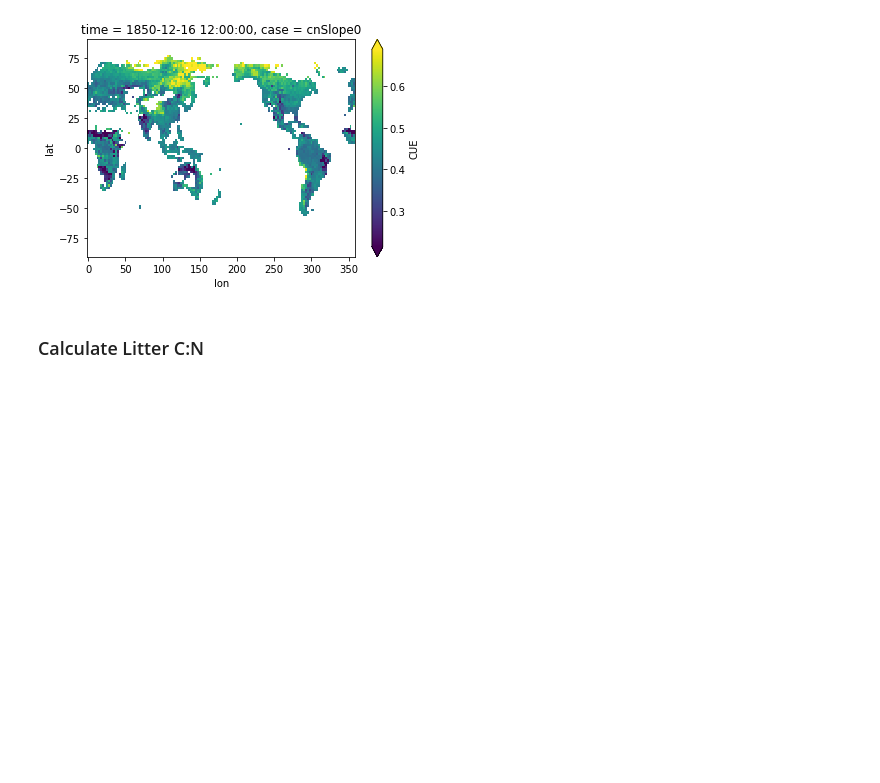
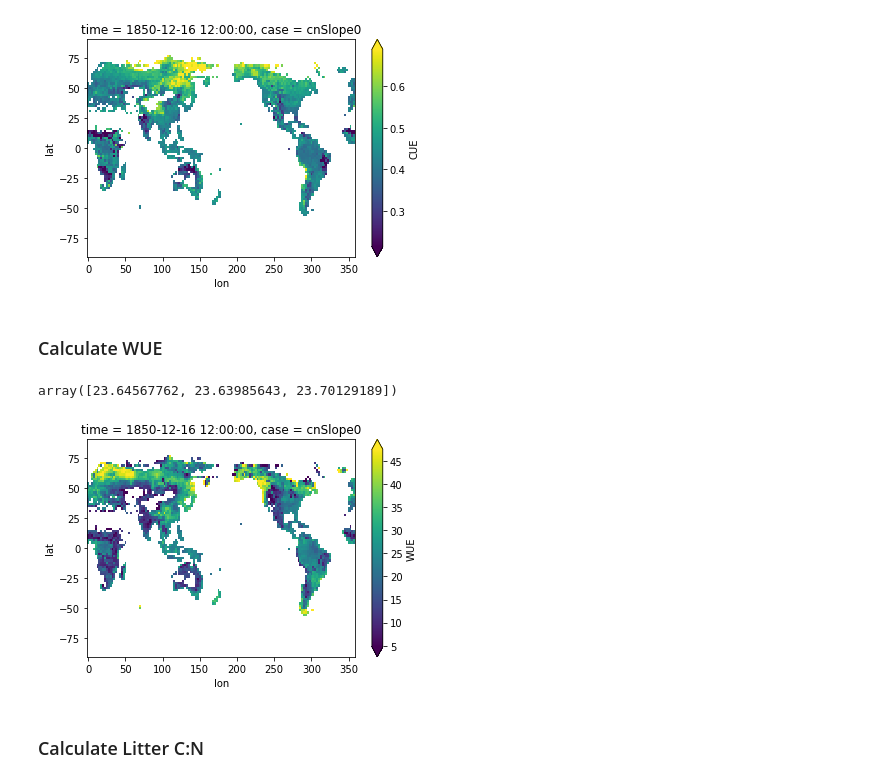
Before and after one commit to emhauser/Foliar-Stoichiometry_CO2, a Jupyter notebook: CN_CO2Global.ipynb, the cells around one changed output. Saved outputs shown, nothing was run; the diff lists cells and outputs as text; code cells hidden in the pictures; blank space fills up the shorter version.

```diff
--- a/CN_CO2Global.ipynb
+++ b/CN_CO2Global.ipynb
@@ -155,6 +157,15 @@ dsAnn.CUE.mean(['lat', 'lon']).isel(time=0).values
 # %% [output]
 array([0.45414919, 0.45415849, 0.45937855])
 [figure]
+# %% [markdown]
+### Calculate WUE
+# %%
+dsAnn['WUE'] = dsAnn.GPP / dsAnn.EFLX_LH_TOT
+dsAnn.WUE.isel(time=0, case=0).plot(robust=True)
+dsAnn.WUE.mean(['lat', 'lon']).isel(time=0).values
+# %% [output]
+array([23.64567762, 23.63985643, 23.70129189])
+[figure, added]
 # %% [markdown]
 ### Calculate Litter C:N
 # %%
```
Also changed, not shown: parts of 9 cells of this notebook.
